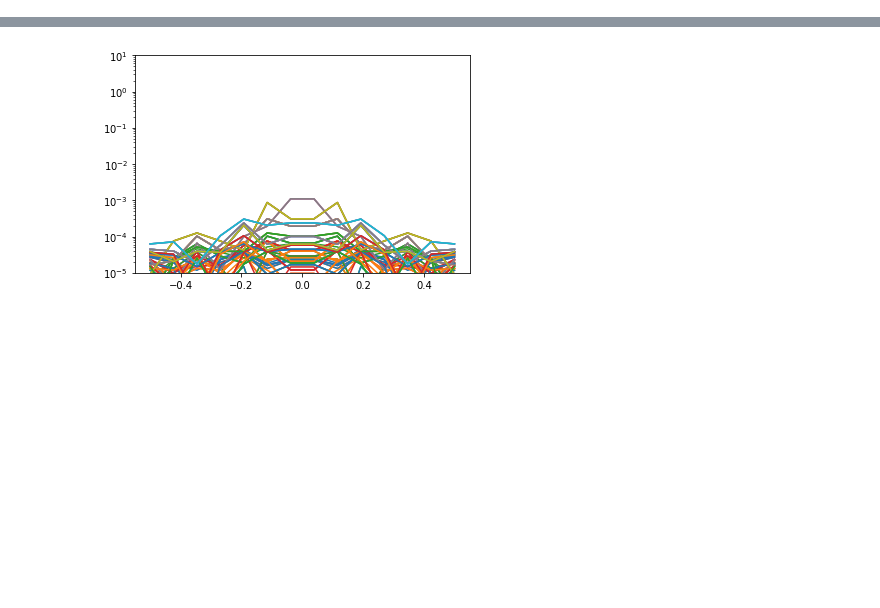
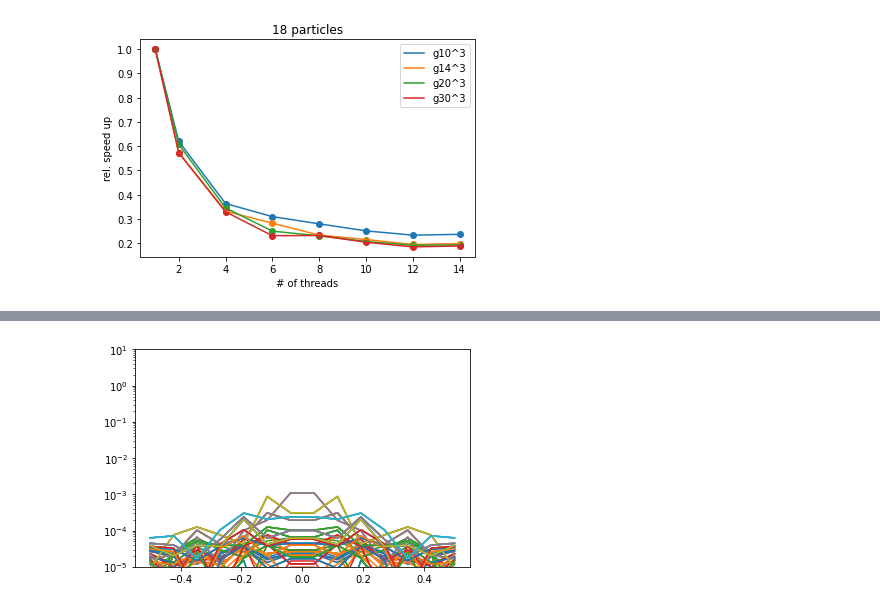
Before and after one commit to PiaJakobus/lagrangian_to_eulerian_map, a Jupyter notebook: map_plot.ipynb, the cells around one changed output, grey strips where cells are left out. Cells and saved outputs as stored; diff of their text form; code cells hidden in the pictures; blank space fills up the shorter version.

```diff
--- a/map_plot.ipynb
+++ b/map_plot.ipynb
@@ -35,0 +33,20 @@ plt.savefig("particles_WC6_30neighbs_noise001.png")
+# %%
+plt.scatter([1,2,4,6,8,10,12,14],np.array([1.479,0.918,0.538,0.458,0.414,0.3711,0.345,0.35])/1.479)
+plt.plot([1,2,4,6,8,10,12,14],np.array([1.479,0.918,0.538,0.458,0.414,0.3711,0.345,0.35])/1.479,label="g10^3")
+
+plt.scatter([1,2,4,6,8,10,12,14],np.array([4.111,2.36,1.366,1.162,0.96,0.885,0.801,0.816])/4.111)
+plt.plot([1,2,4,6,8,10,12,14],np.array([4.111,2.36,1.366,1.162,0.96,0.885,0.801,0.816])/4.111,label="g14^3")
+
+plt.scatter([1,2,4,6,8,10,12,14],np.array([11.169,6.788,3.861,2.791,2.572,2.316,2.14,2.158])/11.169)
+plt.plot([1,2,4,6,8,10,12,14],np.array([11.169,6.788,3.861,2.791,2.572,2.316,2.14,2.158])/11.169,label="g20^3")
+
+plt.scatter([1,2,4,6,8,10,12,14],np.array([37.539,21.518,12.37,8.669,8.705,7.655,6.935,7.084])/37.539)
+plt.plot([1,2,4,6,8,10,12,14],np.array([37.539,21.518,12.37,8.669,8.705,7.655,6.935,7.084])/37.539,label="g30^3")
+
+plt.xlabel("# of threads")
+plt.ylabel(r"rel. speed up")
+plt.legend()
+plt.title("18 particles")
+plt.savefig("parallel2.png",dpi=200,bbox_inches="tight")
+# %% [output]
+[figure, added]
```
Also changed, not shown: parts of 6 cells of this notebook, 5 other files.
